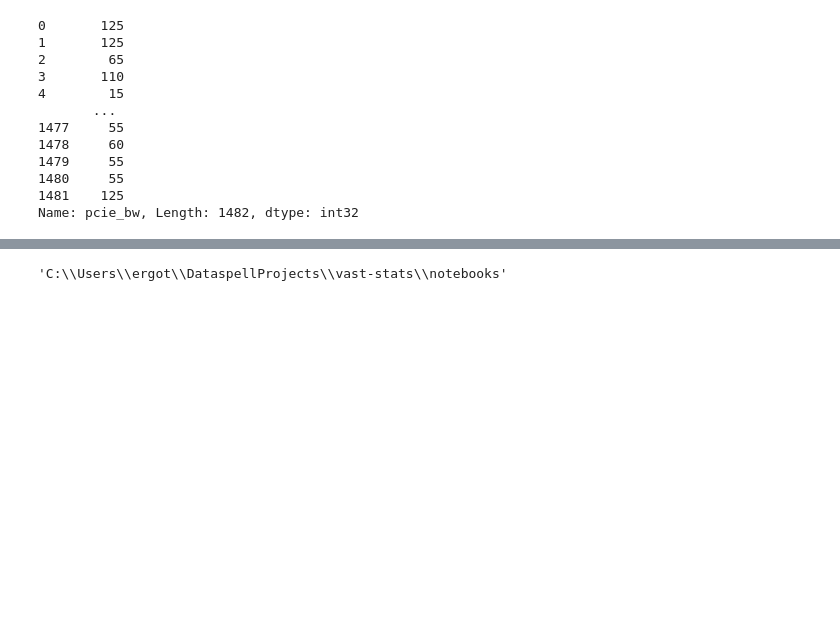
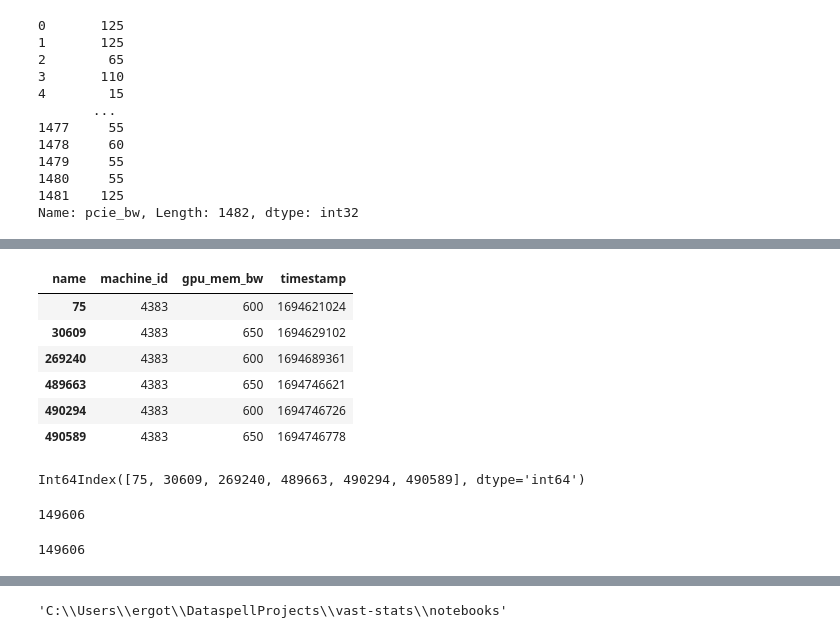
Before and after one commit to alkorolyov/vast-stats, a Jupyter notebook: notebooks/10 - tests.ipynb, the cells around one changed output, grey strips where cells are left out. Saved outputs shown, nothing was run; the diff lists cells and outputs as text; code cells hidden in the pictures; blank space fills up the shorter version.

```diff
--- a/notebooks/10 - tests.ipynb
+++ b/notebooks/10 - tests.ipynb
@@ -151,0 +178,19 @@ rel_df = reduce_mem_usage(rel_df)
+# %%
+slice_idx_ = np.diff(df_tmp.gpu_mem_bw).nonzero()[0] + 1
+slice_idx_ = np.hstack([0, slice_idx_])
+slice_idx = df_tmp.index[slice_idx_]
+mask = df.index.isin(slice_idx)
+# %%
+df[mask]
+# %% [output]
+| name | machine_id | gpu_mem_bw | timestamp |
+| 75 | 4383 | 600 | 1694621024 |
+| 30609 | 4383 | 650 | 1694629102 |
+| 269240 | 4383 | 600 | 1694689361 |
+| 489663 | 4383 | 650 | 1694746621 |
+| 490294 | 4383 | 600 | 1694746726 |
+| 490589 | 4383 | 650 | 1694746778 |
+# %%
+slice_idx
+# %% [output]
+Int64Index([75, 30609, 269240, 489663, 490294, 490589], dtype='int64')
@@ -151,0 +199,33 @@ rel_df = reduce_mem_usage(rel_df)
+# %%
+from tqdm import tqdm
+from src.utils import reduce_mem_usage, custom_round, round_base
+
+col = 'dlperf'
+table_name = col + '_ts'
+
+conn = sqlite3.connect(db_path)
+df = table_to_df(table_name, conn)
+# conn.close()
+df = reduce_mem_usage(df)
+
+
+df[col] = round_base(df[col], base=2)
+# df[col] = df[col].round(-2)
+
+mask = np.zeros(df.shape[0], dtype=bool)
+
+for m_id in tqdm(df.machine_id.unique()):
+    df_tmp = df.query('machine_id == @m_id')
+    abs_idx = np.diff(df_tmp[col]).nonzero()[0] + 1
+    abs_idx = np.hstack([0, abs_idx])
+    slice_idx = df_tmp.index[abs_idx]
+    mask |= df.index.isin(slice_idx)
+    # print('machine_id', m_id, mask.sum())
+    # print(slice_idx.values)
+
+print(mask.sum())
+
+df[mask].set_index('machine_id').to_sql(table_name + '_round', conn, index=False, if_exists='replace')
+# %% [output]
+149606
+149606
```
Also changed, not shown: parts of 15 cells of this notebook, 4 other files.
